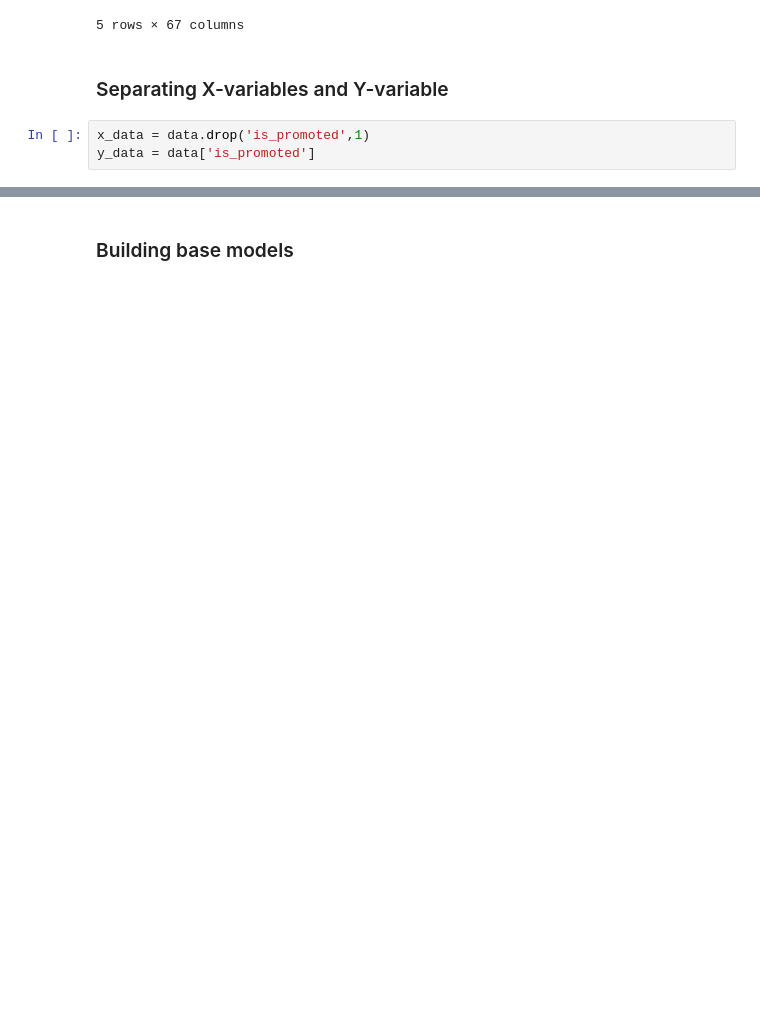
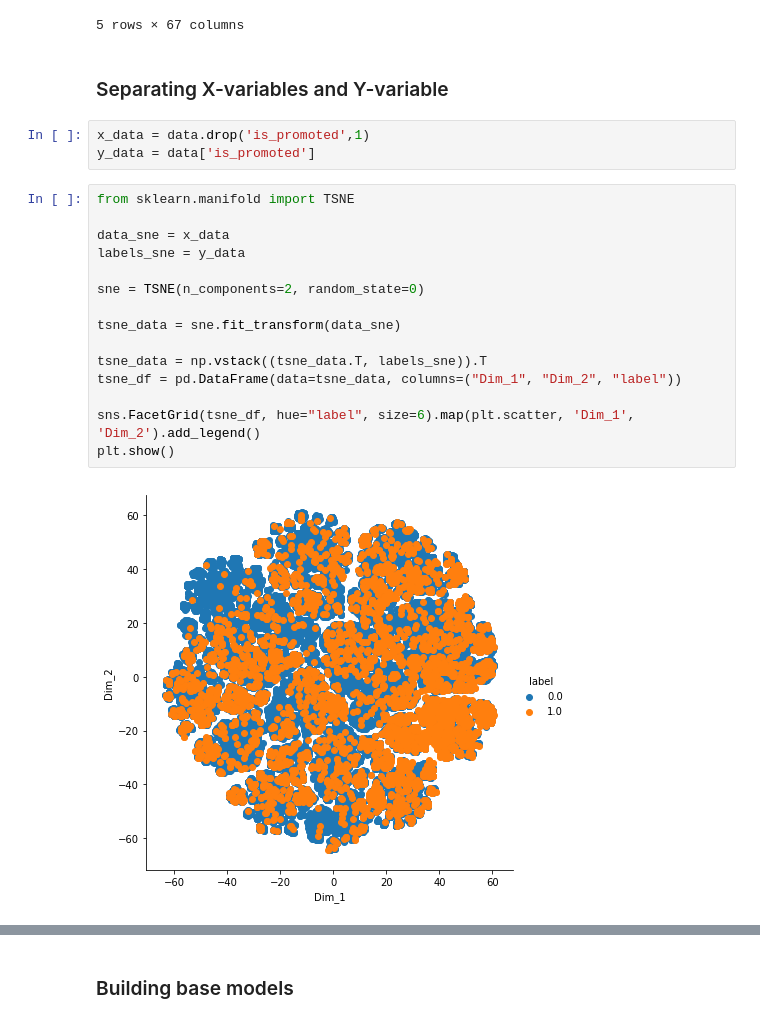
Before and after one commit to capstoneprojectgroup5gl/employee_project, a Jupyter notebook: Base_model_for_employee.ipynb, the cells around one changed output, grey strips where cells are left out. Drawn from its saved outputs; the diff is of its cells as text; blank space fills up the shorter version.

```diff
--- a/Base_model_for_employee.ipynb
+++ b/Base_model_for_employee.ipynb
@@ -158,3 +157,20 @@ data.head()
 # %%
 x_data = data.drop('is_promoted',1)
 y_data = data['is_promoted']
+# %%
+from sklearn.manifold import TSNE
+
+data_sne = x_data
+labels_sne = y_data
+
+sne = TSNE(n_components=2, random_state=0)
+
+tsne_data = sne.fit_transform(data_sne)
+
+tsne_data = np.vstack((tsne_data.T, labels_sne)).T
+tsne_df = pd.DataFrame(data=tsne_data, columns=("Dim_1", "Dim_2", "label"))
+
+sns.FacetGrid(tsne_df, hue="label", size=6).map(plt.scatter, 'Dim_1', 'Dim_2').add_legend()
+plt.show()
+# %% [output]
+[figure, added]
```
Also changed, not shown: parts of 68 cells of this notebook.
